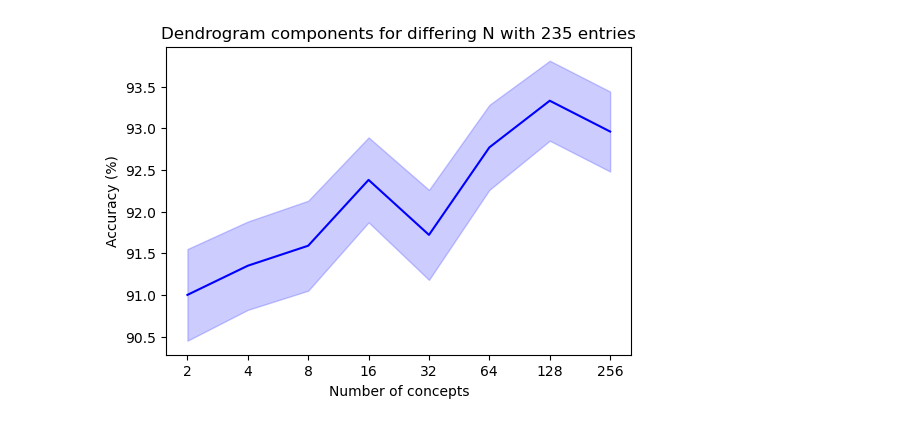
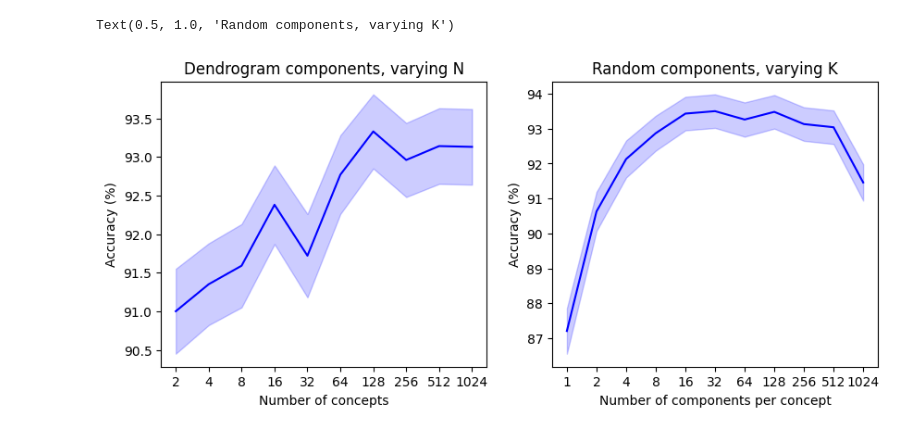
Before and after one commit to TorgemanTarak/DL4BIOMED, a Jupyter notebook: plots.ipynb, the cells around one changed output. Drawn from its saved outputs; the diff is of its cells as text; code cells hidden in the pictures.

Commit message:
Update plots notebook

```diff
--- a/plots.ipynb
+++ b/plots.ipynb
@@ -6,4 +6,4 @@ import numpy as np
 # Random components with 162 concepts
 k = [1, 2, 4, 8, 16, 32, 64, 128, 256, 512, 1024]
 random_top_k_sweep_acc = np.array([87.21, 90.63, 92.13, 92.87, 93.43, 93.50, 93.26, 93.48, 93.13, 93.04, 91.46])
-std_devs = np.array([0.65, 0.56, 0.53, 0.50, 0.48, 0.48, 0.49, 0.48, 0.48, 0.48, 0.52])
+std_dev_random = np.array([0.65, 0.56, 0.53, 0.50, 0.48, 0.48, 0.49, 0.48, 0.48, 0.48, 0.52])
@@ -25,20 +10,34 @@ plt.show()
 # %%
 # Dendrogram components with 235 entries and varying concepts
-n = [2, 4, 8, 16, 32, 64, 128, 256]
-dendro_n_sweep_acc = np.array([91.00, 91.35, 91.59, 92.38, 91.72, 92.77, 93.33, 92.96])
-std_devs = np.array([0.55, 0.53, 0.54, 0.51, 0.54, 0.51, 0.48, 0.48])
+n = [2, 4, 8, 16, 32, 64, 128, 256, 512, 1024]
+dendro_n_sweep_acc = np.array([91.00, 91.35, 91.59, 92.38, 91.72, 92.77, 93.33, 92.96, 93.14, 93.13])
+std_devs_dendro = np.array([0.55, 0.53, 0.54, 0.51, 0.54, 0.51, 0.48, 0.48, 0.49, 0.49])
-# %%
-# plot the results
-plt.figure(figsize=(6, 4))
-lower_bound = dendro_n_sweep_acc - std_devs
-upper_bound = dendro_n_sweep_acc + std_devs
-
-sns.lineplot(x=range(8), y=dendro_n_sweep_acc, color='blue')
-plt.fill_between(range(8), lower_bound, upper_bound, color='blue', alpha=0.2)
-plt.xticks(range(8), n)
-plt.xlabel('Number of concepts')
-plt.ylabel('Accuracy (%)')
-plt.title('Dendrogram components for differing N with 235 entries')
-plt.show()
-# %% [output]
-[figure, removed]
+# %%
+lower_bound_random = random_top_k_sweep_acc - std_dev_random
+upper_bound_random = random_top_k_sweep_acc + std_dev_random
+
+lower_bound_dendro = dendro_n_sweep_acc - std_devs_dendro
+upper_bound_dendro = dendro_n_sweep_acc + std_devs_dendro
+
+fig, axs = plt.subplots(1, 2, figsize=(10, 4))
+
+# Dendrogram components with 235 entries and varying concepts
+sns.lineplot(x=range(len(n)), y=dendro_n_sweep_acc, color='blue', ax=axs[0])
+axs[0].fill_between(range(len(n)), lower_bound_dendro, upper_bound_dendro, color='blue', alpha=0.2)
+axs[0].set_xticks(range(len(n)))
+axs[0].set_xticklabels(n)
+axs[0].set_xlabel('Number of concepts')
+axs[0].set_ylabel('Accuracy (%)')
+axs[0].set_title('Dendrogram components, varying N')
+
+# Random components with 162 concepts
+sns.lineplot(x=range(11), y=random_top_k_sweep_acc, color='blue', ax=axs[1])
+axs[1].fill_between(range(11), lower_bound_random, upper_bound_random, color='blue', alpha=0.2)
+axs[1].set_xticks(range(11))
+axs[1].set_xticklabels(k)
+axs[1].set_xlabel('Number of components per concept')
+axs[1].set_ylabel('Accuracy (%)')
+axs[1].set_title('Random components, varying K')
+# %% [output]
+Text(0.5, 1.0, 'Random components, varying K')
+[figure, added]
```
Also changed, not shown: parts of 1 cell of this notebook.
